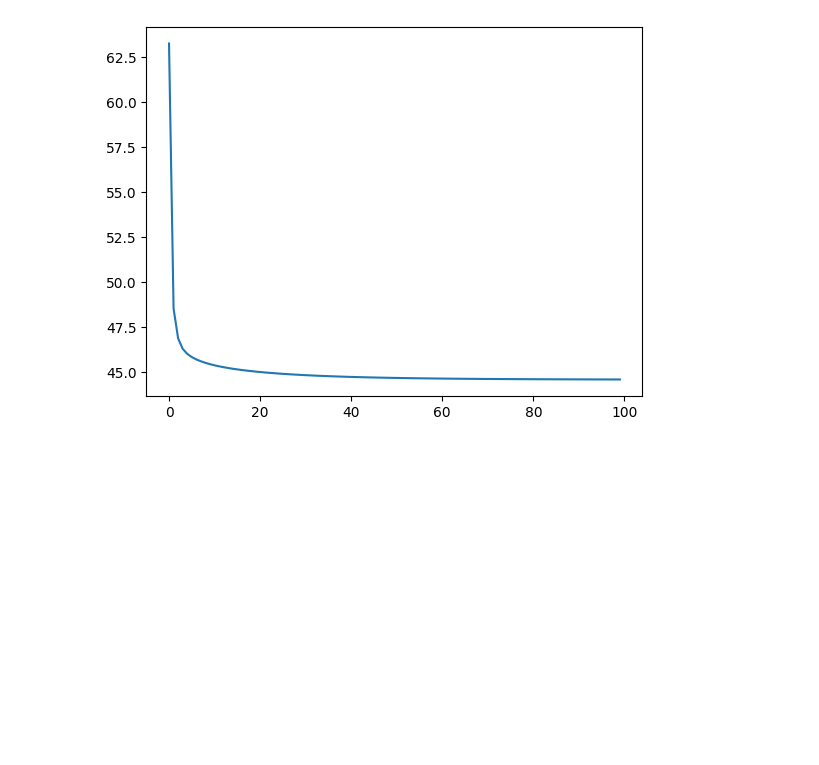
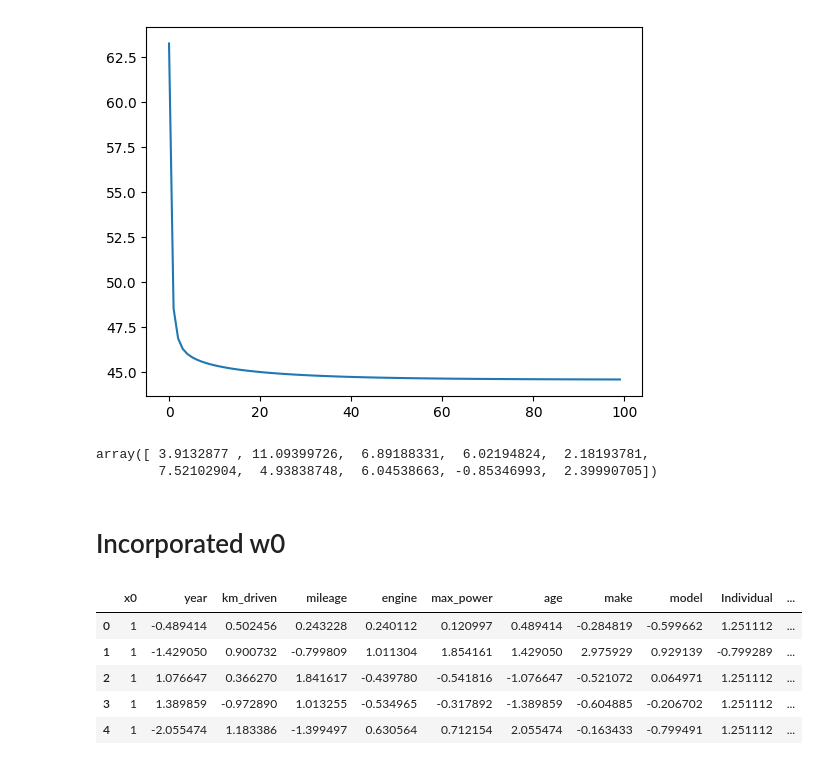
Before and after one commit to Himanshu-Kumar-123/ML-Linear-Regression-Cars24-Scratch, a Jupyter notebook: Linear-Regression-Cars24-Scratch.ipynb, the cells around one changed output. Drawn from its saved outputs; the diff is of its cells as text; code cells hidden in the pictures; blank space fills up the shorter version.

```diff
--- a/Linear-Regression-Cars24-Scratch.ipynb
+++ b/Linear-Regression-Cars24-Scratch.ipynb
@@ -206,3 +199,11 @@ plt.plot(error_list)
 # %% [output]
 [<matplotlib.lines.Line2D at 0x...>]
 [figure]
+# %%
+y_train_pred = predict(X_train_new, W_best)
+y_train_pred[:10]
+# %% [output]
+array([ 3.9132877 , 11.09399726,  6.89188331,  6.02194824,  2.18193781,
+        7.52102904,  4.93838748,  6.04538663, -0.85346993,  2.39990705])
+# %% [markdown]
+# Incorporated w0
@@ -208,0 +212,11 @@ plt.plot(error_list)
+# %%
+# Incorporated w0
+X_train_new = pd.concat([x0, X_train], axis=1)
+X_train_new.head()
+# %% [output]
+|  | x0 | year | km_driven | mileage | engine | max_power | age | make | model | Individual | ... |
+| 0 | 1 | -0.489414 | 0.502456 | 0.243228 | 0.240112 | 0.120997 | 0.489414 | -0.284819 | -0.599662 | 1.251112 | ... |
+| 1 | 1 | -1.429050 | 0.900732 | -0.799809 | 1.011304 | 1.854161 | 1.429050 | 2.975929 | 0.929139 | -0.799289 | ... |
+| 2 | 1 | 1.076647 | 0.366270 | 1.841617 | -0.439780 | -0.541816 | -1.076647 | -0.521072 | 0.064971 | 1.251112 | ... |
+| 3 | 1 | 1.389859 | -0.972890 | 1.013255 | -0.534965 | -0.317892 | -1.389859 | -0.604885 | -0.206702 | 1.251112 | ... |
+| 4 | 1 | -2.055474 | 1.183386 | -1.399497 | 0.630564 | 0.712154 | 2.055474 | -0.163433 | -0.799491 | 1.251112 | ... |
```
Also changed, not shown: parts of 6 cells of this notebook.
